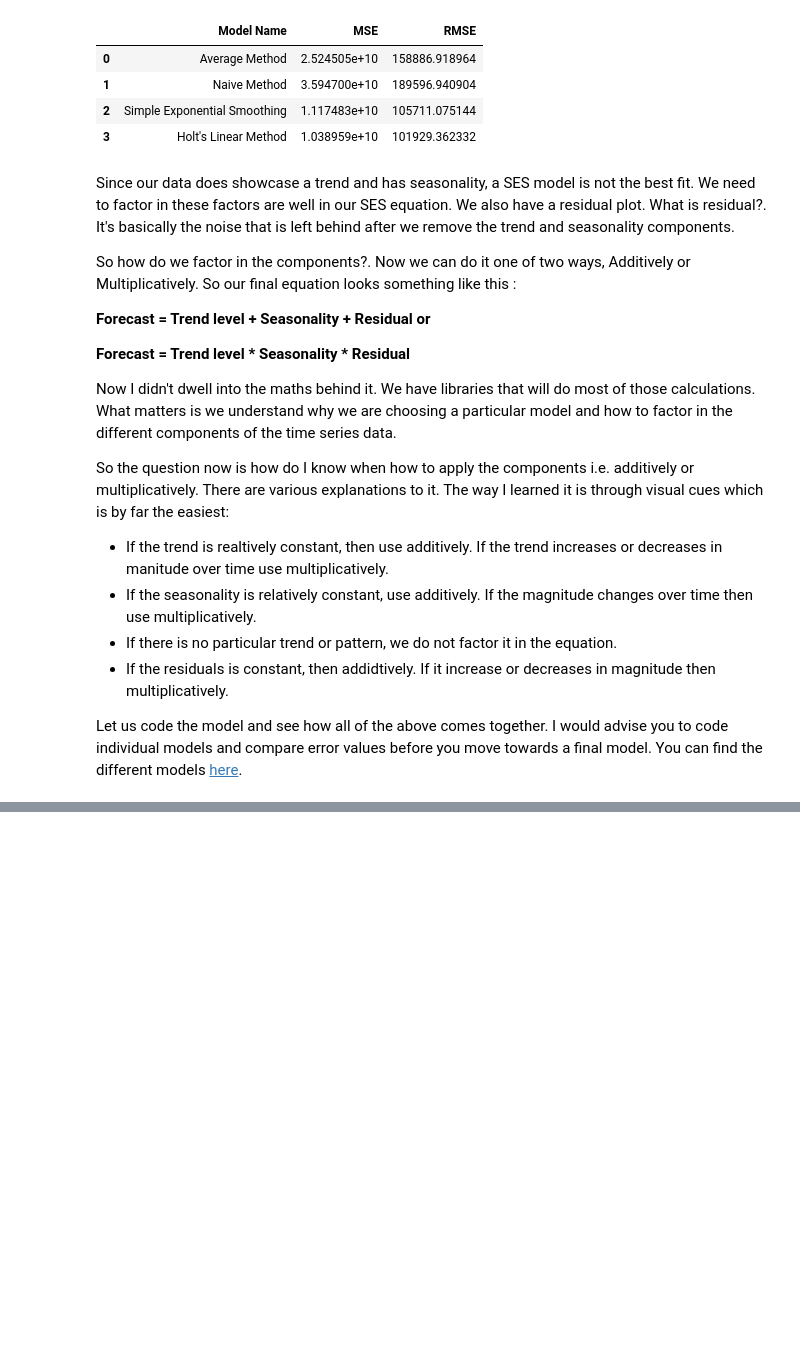
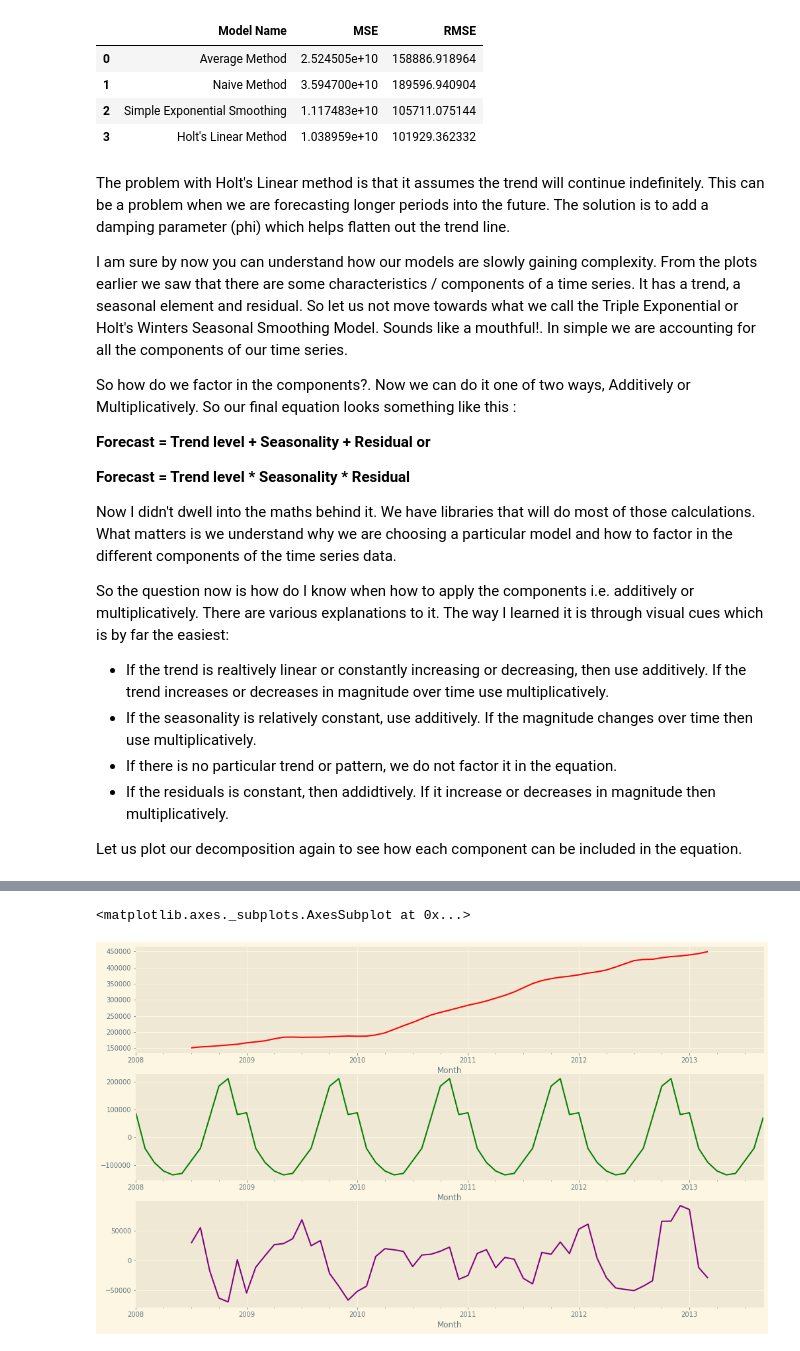
Before and after one commit to hamzajabbarr/time_series_forecasting_example, a Jupyter notebook: Time_series.ipynb, the cells around one changed output, grey strips where cells are left out. Cells and saved outputs as stored; diff of their text form; code cells hidden in the pictures; blank space fills up the shorter version.

Commit message:
Added a Holt's Winter Exponential Model

```diff
--- a/Time_series.ipynb
+++ b/Time_series.ipynb
@@ -394,7 +415,10 @@ model_comparison
 | 2 | Simple Exponential Smoothing | 1.117483e+10 | 105711.075144 |
 | 3 | Holt's Linear Method | 1.038959e+10 | 101929.362332 |
 # %% [markdown]
-Since our data does showcase a trend and has seasonality, a SES model is not the best fit. We need to factor in these factors are well in our SES equation. We also have a residual plot. What is residual?. It's basically the noise that is left behind after we remove the trend and seasonality components.
+The problem with Holt's Linear method is that it assumes the trend will continue indefinitely. This can be a problem when we are forecasting longer periods into the future. The solution is to add a damping parameter (phi) which helps flatten out the trend line.
+
+I am sure by now you can understand how our models are slowly gaining complexity. From the plots earlier we saw that there are some characteristics / components of a time series. It has a trend, a seasonal element and residual. So let us not move towards what we call the Triple Exponential or Holt's Winters Seasonal Smoothing Model. Sounds like a mouthful!. In simple we are accounting for all the components of our time series.
+
 
 So how do we factor in the components?. Now we can do it one of two ways, Additively or Multiplicatively. So our final equation looks something like this :
 
@@ -406,9 +430,15 @@ Now I didn't dwell into the maths behind it. We have libraries that will do most
 
 So the question now is how do I know when how to apply the components i.e. additively or multiplicatively. There are various explanations to it. The way I learned it is through visual cues which is by far the easiest:
 
- - If the trend is realtively constant, then use additively. If the trend increases or decreases in manitude over time use multiplicatively.
+ - If the trend is realtively linear or constantly increasing or decreasing, then use additively. If the trend increases or        decreases in magnitude over time use multiplicatively.
  - If the seasonality is relatively constant, use additively. If the magnitude changes over time then use multiplicatively.
  - If there is no particular trend or pattern, we do not factor it in the equation.
  - If the residuals is constant, then addidtively. If it increase or decreases in magnitude then multiplicatively.
 
-Let us code the model and see how all of the above comes together. I would advise you to code individual models and compare error values before you move towards a final model. You can find the different models [here](https://www.statsmodels.org/stable/tsa.html#exponential-smoothing).
+Let us plot our decomposition again to see how each component can be included in the equation.
+# %%
+fig, ax = plt.subplots(3,1, figsize = (17,10))
+decomposition.trend.plot(ax = ax[0], legend = False, color = 'red')
+decomposition.seasonal.plot(ax = ax[1], legend = False, color = 'green')
+decomposition.resid.plot(ax = ax[2], legend = False, color = 'purple')
+# %% [output]
@@ -414,0 +446,2 @@ Let us code the model and see how all of the above comes together. I would advis
+<matplotlib.axes._subplots.AxesSubplot at 0x...>
+[figure, added]
```
Also changed, not shown: parts of 5 cells of this notebook.
